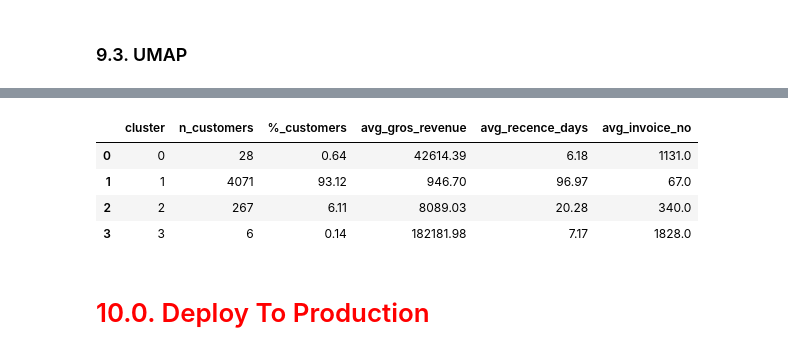
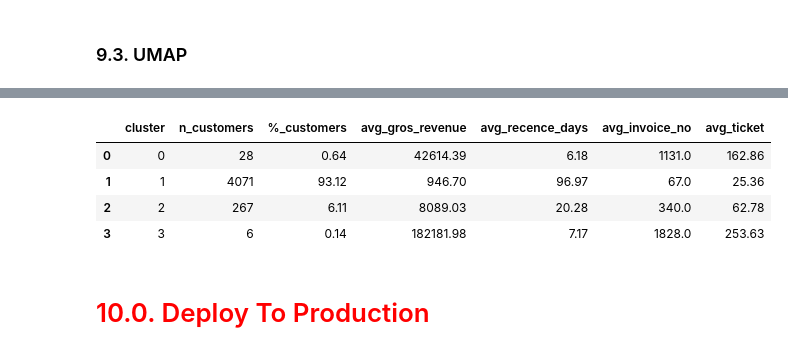
Before and after one commit to WillLeandro/ds_clusterizacao, a Jupyter notebook: notebooks/0.1 metricas.ipynb, the cells around one changed output, grey strips where cells are left out. Saved outputs shown, nothing was run; the diff lists cells and outputs as text; code cells hidden in the pictures.

```diff
--- a/notebooks/0.1 metricas.ipynb
+++ b/notebooks/0.1 metricas.ipynb
@@ -140,2 +219,5 @@ dtype: object
 # %%
 df2 = df1.copy()
+# %%
+# Quantity
+df2 = df2.loc[ df2['quantity'] > 0, : ]
@@ -142 +226,3 @@ df2 = df1.copy()
+# %%
+df3 = df2.copy()
 # %%
@@ -162,22 +248,22 @@ df_ref.head()
 | 4 | 15100 |
 # %%
 # Faturamento por cliente
-df2['gros_revenue'] = df2['quantity'] * df2['unit_price']
-df_m = df2[['customer_id', 'gros_revenue']].groupby('customer_id').sum().reset_index()
+df3['gros_revenue'] = df3['quantity'] * df3['unit_price']
+df_m = df3[['customer_id', 'gros_revenue']].groupby('customer_id').sum().reset_index()
 df_ref = df_ref.merge(df_m, on='customer_id', how='left')
 
 
 # Recencia
-df_recency = df2[['customer_id', 'invoice_date']].groupby('customer_id').max().reset_index()
-df_recency['recence_days'] = ( df2['invoice_date'].max() - df_recency['invoice_date'] ).dt.days
+df_recency = df3[['customer_id', 'invoice_date']].groupby('customer_id').max().reset_index()
+df_recency['recence_days'] = ( df3['invoice_date'].max() - df_recency['invoice_date'] ).dt.days
 df_ref = df_ref.merge(df_recency[['customer_id', 'recence_days']], on='customer_id', how='left')
 
 # Frequencia
-df_freq = df2[['customer_id','invoice_no']].groupby('customer_id').count().reset_index()
+df_freq = df3[['customer_id','invoice_no']].groupby('customer_id').count().reset_index()
 df_ref = df_ref.merge(df_freq, on='customer_id', how='left')
 
 # Media do ticket
-df_avg_ticket = df2[['customer_id','gros_revenue']].groupby('customer_id').mean().reset_index().rename(columns={'gros_revenue': 'avg_ticket'})
+df_avg_ticket = df3[['customer_id','gros_revenue']].groupby('customer_id').mean().reset_index().rename(columns={'gros_revenue': 'avg_ticket'})
 df_ref = pd.merge( df_ref, df_avg_ticket, on='customer_id', how='left' )
 df_ref.head()
 # %% [output]
@@ -192,5 +276,3 @@ df_ref.head()
-# %%
-df3 = df_ref.copy()
 # %% [markdown]
 # <font color='red'>4.0. EDA ( Exploratory Data Analysis )</font>
 # %%
@@ -342,27 +432,30 @@ sns.scatterplot(
 # %%
 # Number od customers
 df_cluster = df9[['customer_id','cluster']].groupby('cluster').count().reset_index()
 df_cluster['%_customers'] = round( (df_cluster['customer_id'] / df_cluster['customer_id'].sum() ) * 100, 2 )
 
 # Media de gros_revenue
 df_avg_gros_revenue = round( df9[['gros_revenue', 'cluster']].groupby('cluster').mean().reset_index(), 2 )
 df_cluster = df_cluster.merge(df_avg_gros_revenue, on='cluster', how='inner')
 
 # Media de recence_days
 df_avg_recence_days = round( df9[['recence_days', 'cluster']].groupby('cluster').mean().reset_index(), 2 )
 df_cluster = df_cluster.merge(df_avg_recence_days, on='cluster', how='inner')
 
 # Media de invoice_no
 df_avg_invoice_no = round( df9[['invoice_no', 'cluster']].groupby('cluster').mean().reset_index(), 0)
 df_cluster = df_cluster.merge(df_avg_invoice_no, on='cluster', how='inner')
 df_cluster.columns = ['cluster', 'n_customers', '%_customers', 'avg_gros_revenue', 'avg_recence_days', 'avg_invoice_no']
 df_cluster = df_cluster.sort_values(by='cluster').reset_index(drop=True)
+
+df_ticket = round( df9[['cluster','avg_ticket']].groupby('cluster').mean().reset_index(), 2)
+df_cluster = pd.merge(df_cluster, df_ticket, on='cluster', how='left')
 df_cluster
 # %% [output]
-|  | cluster | n_customers | %_customers | avg_gros_revenue | avg_recence_days | avg_invoice_no |
-| 0 | 0 | 28 | 0.64 | 42614.39 | 6.18 | 1131.0 |
-| 1 | 1 | 4071 | 93.12 | 946.70 | 96.97 | 67.0 |
-| 2 | 2 | 267 | 6.11 | 8089.03 | 20.28 | 340.0 |
-| 3 | 3 | 6 | 0.14 | 182181.98 | 7.17 | 1828.0 |
+|  | cluster | n_customers | %_customers | avg_gros_revenue | avg_recence_days | avg_invoice_no | avg_ticket |
+| 0 | 0 | 28 | 0.64 | 42614.39 | 6.18 | 1131.0 | 162.86 |
+| 1 | 1 | 4071 | 93.12 | 946.70 | 96.97 | 67.0 | 25.36 |
+| 2 | 2 | 267 | 6.11 | 8089.03 | 20.28 | 340.0 | 62.78 |
+| 3 | 3 | 6 | 0.14 | 182181.98 | 7.17 | 1828.0 | 253.63 |
 # %% [markdown]
 # <font color='red'>10.0. Deploy To Production</font>
```
Also changed, not shown: parts of 27 cells of this notebook.
